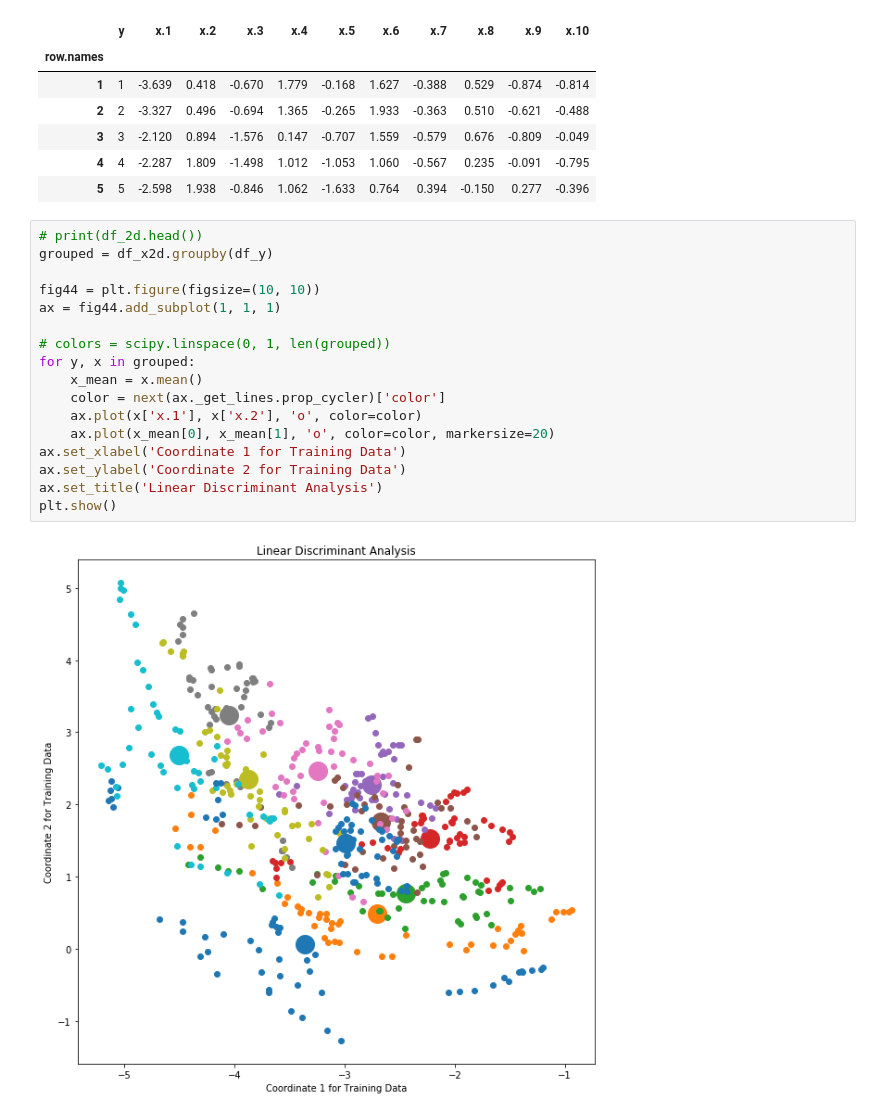
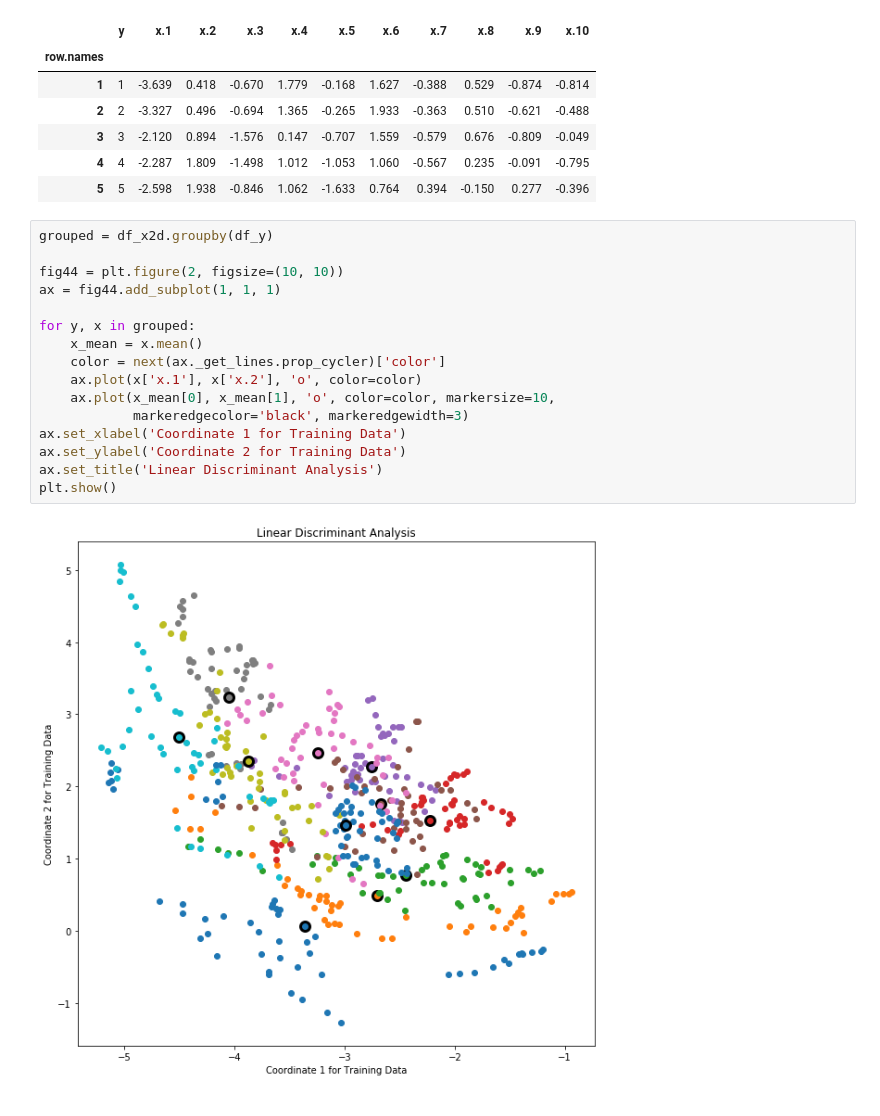
Before and after one commit to dgkim5360/the-elements-of-statistical-learning-notebooks, a Jupyter notebook: chapter4-linear-methods-for-classification/section2-linear-regression-of-an-indicator-matrix.ipynb, the cells around one changed output. Saved outputs shown, nothing was run; the diff lists cells and outputs as text.

```diff
--- a/chapter4-linear-methods-for-classification/section2-linear-regression-of-an-indicator-matrix.ipynb
+++ b/chapter4-linear-methods-for-classification/section2-linear-regression-of-an-indicator-matrix.ipynb
@@ -241,21 +226,20 @@ vowel_df.head()
 | 4 | 4 | -2.287 | 1.809 | -1.498 | 1.012 | -1.053 | 1.060 | -0.567 | 0.235 | -0.091 | -0.795 |
 | 5 | 5 | -2.598 | 1.938 | -0.846 | 1.062 | -1.633 | 0.764 | 0.394 | -0.150 | 0.277 | -0.396 |
 # %%
-# print(df_2d.head())
 grouped = df_x2d.groupby(df_y)
 
-fig44 = plt.figure(figsize=(10, 10))
+fig44 = plt.figure(2, figsize=(10, 10))
 ax = fig44.add_subplot(1, 1, 1)
 
-# colors = scipy.linspace(0, 1, len(grouped))
 for y, x in grouped:
     x_mean = x.mean()
     color = next(ax._get_lines.prop_cycler)['color']
     ax.plot(x['x.1'], x['x.2'], 'o', color=color)
-    ax.plot(x_mean[0], x_mean[1], 'o', color=color, markersize=20)
+    ax.plot(x_mean[0], x_mean[1], 'o', color=color, markersize=10,
+            markeredgecolor='black', markeredgewidth=3)
 ax.set_xlabel('Coordinate 1 for Training Data')
 ax.set_ylabel('Coordinate 2 for Training Data')
 ax.set_title('Linear Discriminant Analysis')
 plt.show()
 # %% [output]
-[figure, old version]
+[figure, new version]
```
Also changed, not shown: parts of 4 cells of this notebook.
